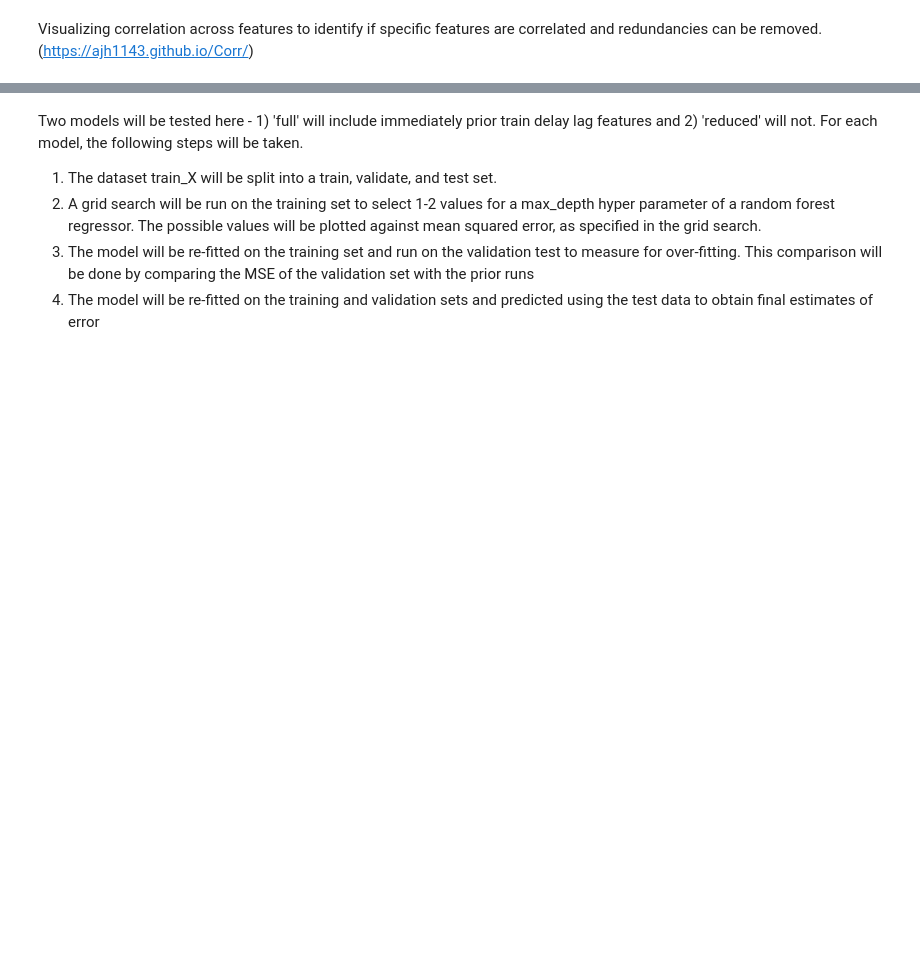
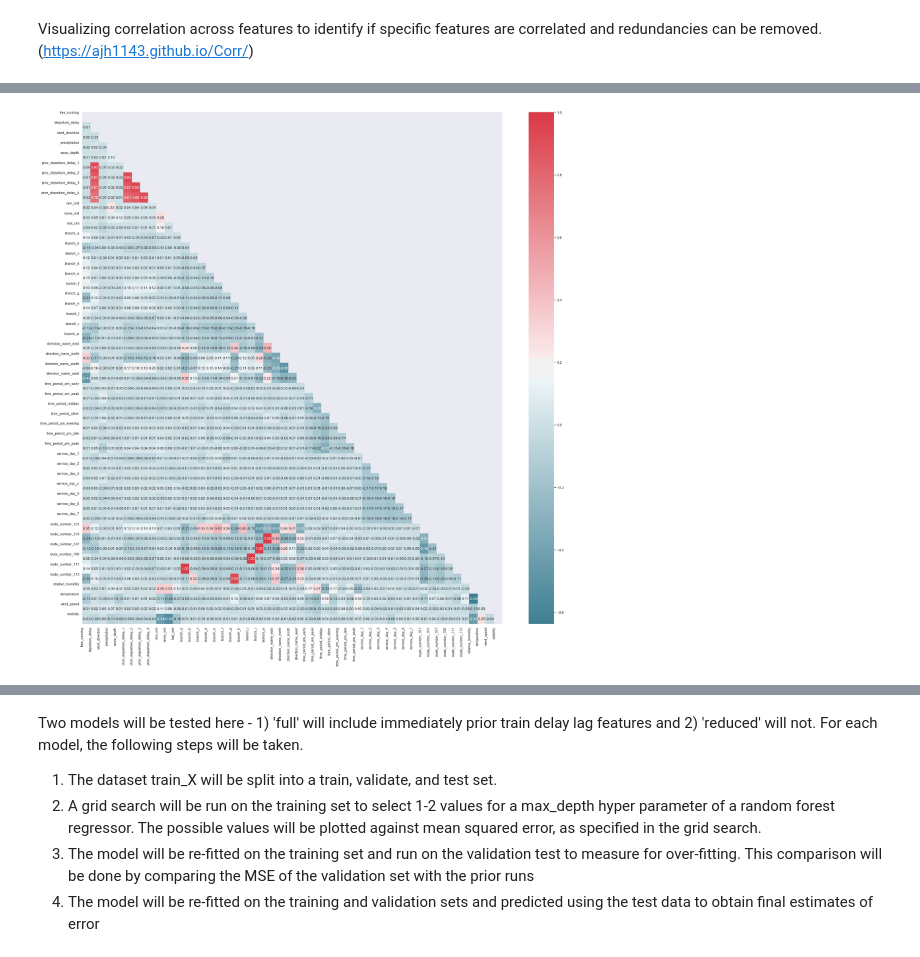
Before and after one commit to jasonsum/Springboard, a Jupyter notebook: RTD_capstone1/modeling.ipynb, the cells around one changed output, grey strips where cells are left out. Drawn from its saved outputs; the diff is of its cells as text; code cells hidden in the pictures; blank space fills up the shorter version.

```diff
--- a/RTD_capstone1/modeling.ipynb
+++ b/RTD_capstone1/modeling.ipynb
@@ -465,0 +480,56 @@ halfHeatMap(X.astype('int64'), False)
+# %%
+df_corr_1 = train_X[['free_running',
+                   'departure_delay',
+                   'wind_direction',
+                   'precipitation',
+                   'snow_depth',
+                   'prior_departure_delay_1',
+                   'prior_departure_delay_2',
+                   'prior_departure_delay_3',
+                   'prior_departure_delay_4',
+                   'rain_ord',
+                   'snow_ord',
+                   'hail_ord',
+                   'branch_a',
+                   'branch_b',
+                   'branch_c',
+                   'branch_d',
+                   'branch_e',
+                   'branch_f',
+                   'branch_g',
+                   'branch_h',
+                   'branch_l',
+                   'branch_r',
+                   'branch_w',
+                   'direction_name_east',
+                   'direction_name_north',
+                   'direction_name_south',
+                   'direction_name_west',
+                   'time_period_am_early',
+                   'time_period_am_peak',
+                   'time_period_midday',
+                   'time_period_other',
+                   'time_period_pm_evening',
+                   'time_period_pm_late',
+                   'time_period_pm_peak',
+                   'service_day_1',
+                   'service_day_2',
+                   'service_day_3',
+                   'service_day_4',
+                   'service_day_5',
+                   'service_day_6',
+                   'service_day_7',
+                   'route_number_101',
+                   'route_number_103',
+                   'route_number_107',
+                   'route_number_109',
+                   'route_number_111',
+                   'route_number_113',
+                   'relative_humidity',
+                   'temperature',
+                   'wind_speed',
+                   'visibility'
+]]
+halfHeatMap(df_corr_1, mirror=False)
+# %% [output]
+[figure, added]
```
Also changed, not shown: parts of 51 cells of this notebook, 3 other files.
